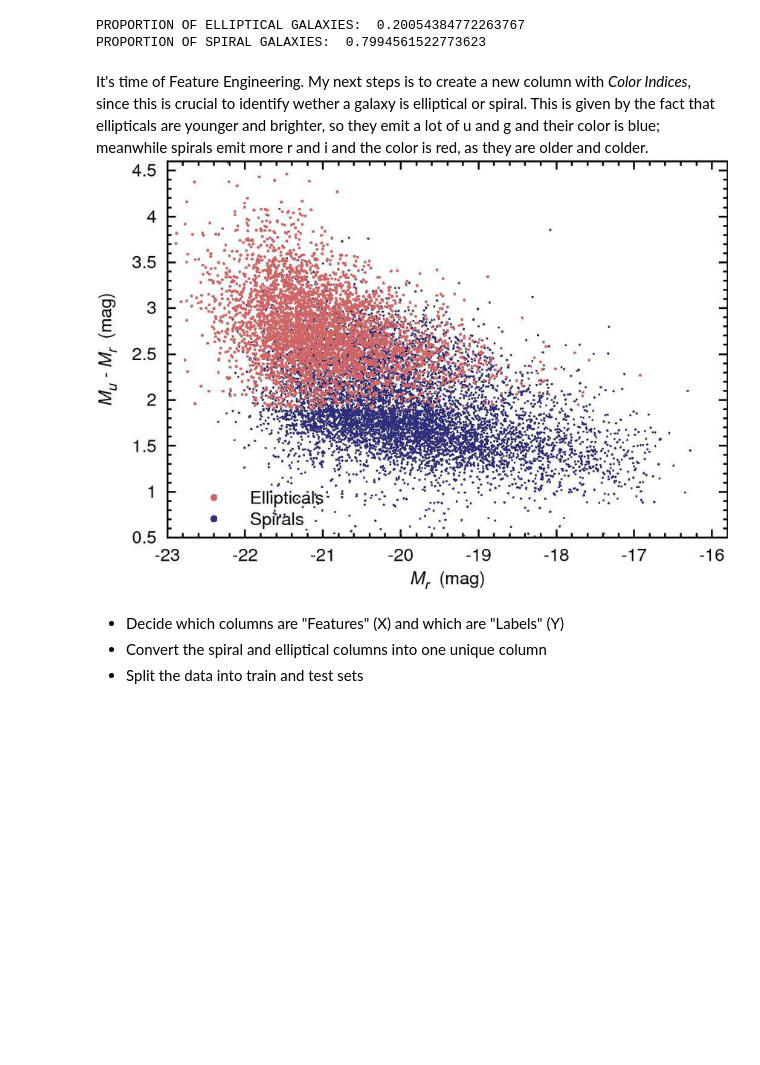
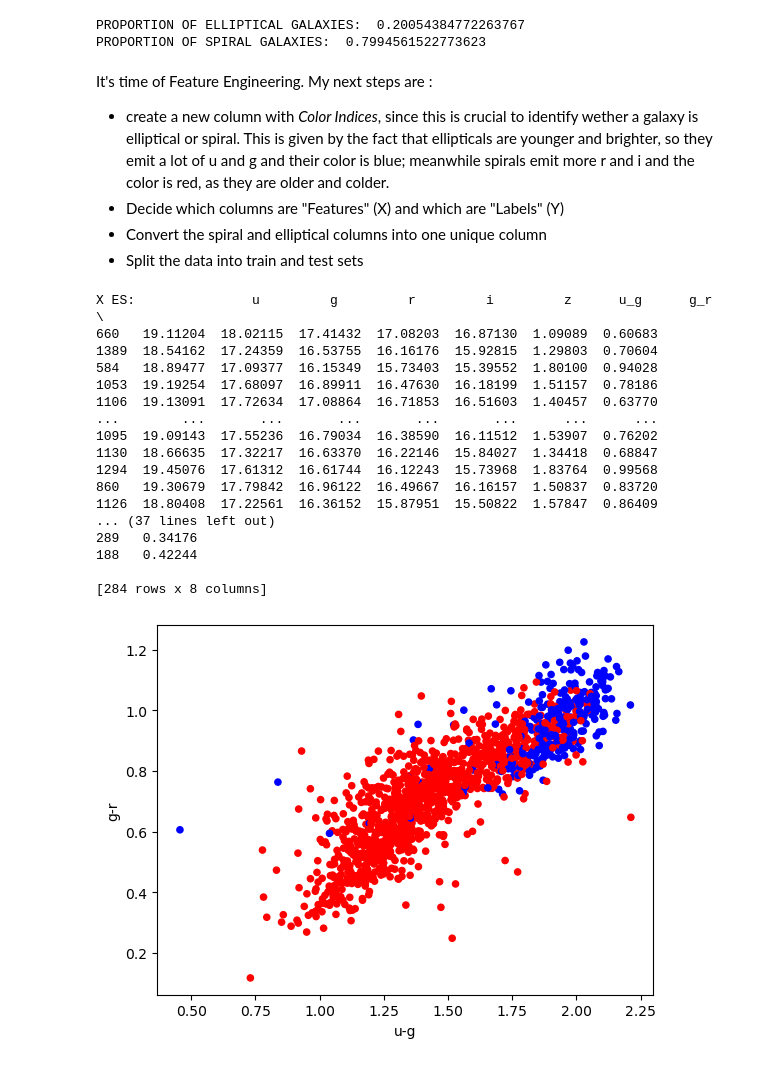
Before and after one commit to UxueLo/basic-galaxy-classifier, a Jupyter notebook: galaxy_classifier.ipynb, the cells around one changed output. Saved outputs shown, nothing was run; the diff lists cells and outputs as text; code cells hidden in the pictures; blank space fills up the shorter version.

Commit message:
Feature Engineering

```diff
--- a/galaxy_classifier.ipynb
+++ b/galaxy_classifier.ipynb
@@ -79,14 +103,57 @@ print("PROPORTION OF SPIRAL GALAXIES: ", proportion_spiral)
 PROPORTION OF ELLIPTICAL GALAXIES:  0.20054384772263767
 PROPORTION OF SPIRAL GALAXIES:  0.7994561522773623
 # %% [markdown]
-It's time of Feature Engineering. My next steps is to create a new column with *Color Indices*, since this is crucial to identify wether a galaxy is elliptical or spiral. This is given by the fact that ellipticals are younger and brighter, so they emit a lot of u and g and their color is blue; meanwhile spirals emit more r and i and the color is red, as they are older and colder.
-![image.png](attachment:image.png)
+It's time of Feature Engineering. My next steps are :
+* create a new column with *Color Indices*, since this is crucial to identify wether a galaxy is elliptical or spiral. This is given by the fact that ellipticals are younger and brighter, so they emit a lot of u and g and their color is blue; meanwhile spirals emit more r and i and the color is red, as they are older and colder.
+* Decide which columns are "Features" (X) and which are "Labels" (Y)
+* Convert the spiral and elliptical columns into one unique column
+* Split the data into train and test sets
 # %%
 #creating new columns
-df_galaxies['u-g']= df_galaxies['u']-df_galaxies['g']
-df_galaxies['g-r']= df_galaxies['g']-df_galaxies['r']
-df_galaxies['r-i']= df_galaxies['r']-df_galaxies['i']
+df_galaxies['u_g']= df_galaxies['u']-df_galaxies['g']
+df_galaxies['g_r']= df_galaxies['g']-df_galaxies['r']
+df_galaxies['r_i']= df_galaxies['r']-df_galaxies['i']
+print(df_galaxies)
+
+#we clean the non-sense values
+df_galaxies = df_galaxies[(df_galaxies['u_g'] < 5) & (df_galaxies['u_g'] > -1)]
+df_galaxies = df_galaxies[(df_galaxies['g_r']<5) & (df_galaxies['g_r']>-1)]
+df_galaxies = df_galaxies[(df_galaxies['r_i']<5) & (df_galaxies['r_i']>-1)]
+
+#example plot
+df_galaxies.plot(
+    x='u_g',
+    y='g_r',
+    kind='scatter',
+    xlabel="u-g",
+    ylabel="g-r",
+    color=df_galaxies['ELLIPTICAL'].map({1:'blue', 0:'red'})
+)
+
+#Divide features and labels
+df_galaxies = df_galaxies.sample(frac=1, random_state=42).reset_index(drop=True)
+
+x = df_galaxies[['u', 'g', 'r', 'i', 'z', 'u_g', 'g_r', 'r_i']]
+y = df_galaxies['ELLIPTICAL'] #this way we can know if it's spiral or elliptical with only one column
+
+#Split the data into trains and test sets
+x_train, x_test, y_train, y_test= train_test_split(x, y, test_size=0.2, random_state=42)
+# %% [output]
+X ES:               u         g         r         i         z      u_g      g_r  \
+660   19.11204  18.02115  17.41432  17.08203  16.87130  1.09089  0.60683
+1389  18.54162  17.24359  16.53755  16.16176  15.92815  1.29803  0.70604
+584   18.89477  17.09377  16.15349  15.73403  15.39552  1.80100  0.94028
+1053  19.19254  17.68097  16.89911  16.47630  16.18199  1.51157  0.78186
+1106  19.13091  17.72634  17.08864  16.71853  16.51603  1.40457  0.63770
+...        ...       ...       ...       ...       ...      ...      ...
+1095  19.09143  17.55236  16.79034  16.38590  16.11512  1.53907  0.76202
+1130  18.66635  17.32217  16.63370  16.22146  15.84027  1.34418  0.68847
+1294  19.45076  17.61312  16.61744  16.12243  15.73968  1.83764  0.99568
+860   19.30679  17.79842  16.96122  16.49667  16.16157  1.50837  0.83720
+1126  18.80408  17.22561  16.36152  15.87951  15.50822  1.57847  0.86409
+... (37 lines left out)
+289   0.34176
+188   0.42244
+
+[284 rows x 8 columns]
+[figure, added]
-# %% [markdown]
-* Decide which columns are "Features" (X) and which are "Labels" (Y)
-* Convert the spiral and elliptical columns into one unique column
-* Split the data into train and test sets
```
Also changed, not shown: parts of 3 cells of this notebook.
